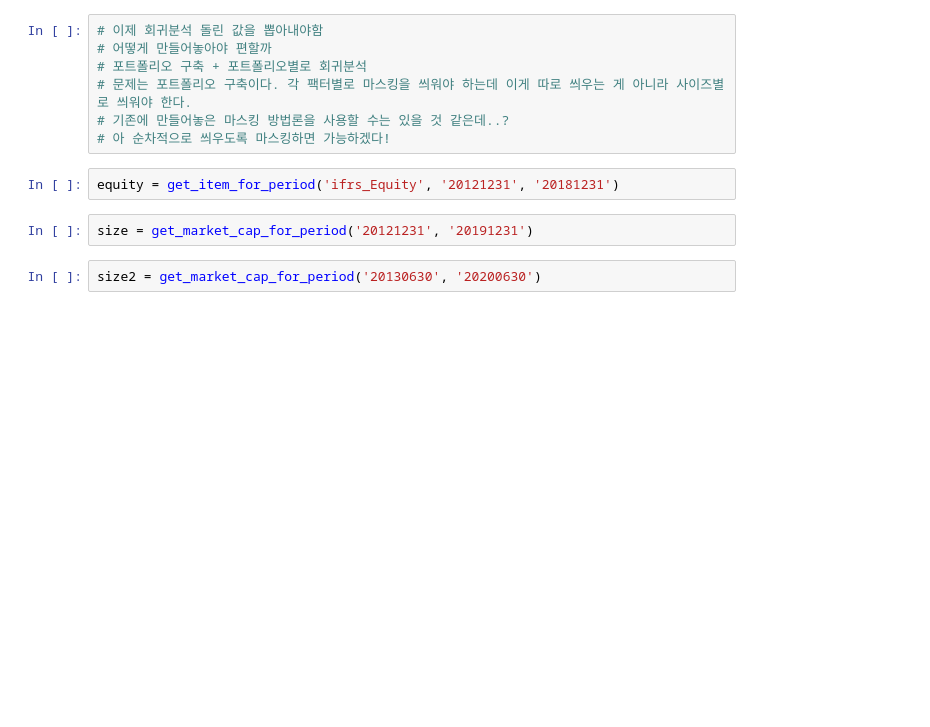
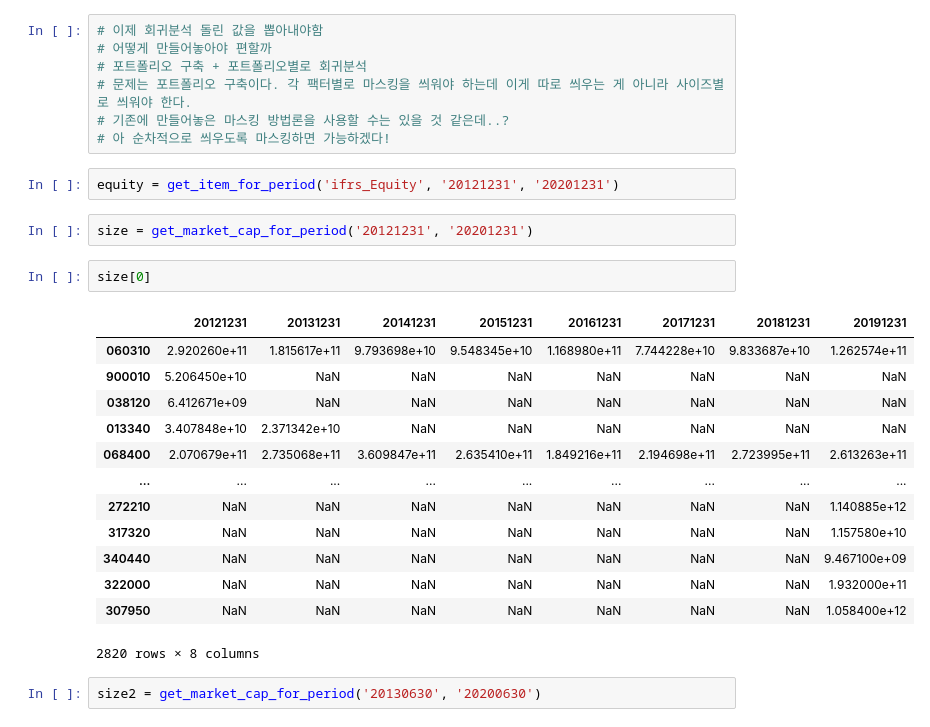
Before and after one commit to Eternity402/Factor_Investing, a Jupyter notebook: Sirius_API.ipynb, the cells around one changed output. Saved outputs shown, nothing was run; the diff lists cells and outputs as text; blank space fills up the shorter version.

Commit message:
market date error fix

```diff
--- a/Sirius_API.ipynb
+++ b/Sirius_API.ipynb
@@ -506,9 +394,25 @@ factor
 # 기존에 만들어놓은 마스킹 방법론을 사용할 수는 있을 것 같은데..?
 # 아 순차적으로 씌우도록 마스킹하면 가능하겠다!
 # %%
-equity = get_item_for_period('ifrs_Equity', '20121231', '20181231')
+equity = get_item_for_period('ifrs_Equity', '20121231', '20201231')
 # %%
-size = get_market_cap_for_period('20121231', '20191231')
+size = get_market_cap_for_period('20121231', '20201231')
+# %%
+size[0]
+# %% [output]
+|  | 20121231 | 20131231 | 20141231 | 20151231 | 20161231 | 20171231 | 20181231 | 20191231 |
+| 060310 | 2.920260e+11 | 1.815617e+11 | 9.793698e+10 | 9.548345e+10 | 1.168980e+11 | 7.744228e+10 | 9.833687e+10 | 1.262574e+11 |
+| 900010 | 5.206450e+10 | NaN | NaN | NaN | NaN | NaN | NaN | NaN |
+| 038120 | 6.412671e+09 | NaN | NaN | NaN | NaN | NaN | NaN | NaN |
+| 013340 | 3.407848e+10 | 2.371342e+10 | NaN | NaN | NaN | NaN | NaN | NaN |
+| 068400 | 2.070679e+11 | 2.735068e+11 | 3.609847e+11 | 2.635410e+11 | 1.849216e+11 | 2.194698e+11 | 2.723995e+11 | 2.613263e+11 |
+| ... | ... | ... | ... | ... | ... | ... | ... | ... |
+| 272210 | NaN | NaN | NaN | NaN | NaN | NaN | NaN | 1.140885e+12 |
+| 317320 | NaN | NaN | NaN | NaN | NaN | NaN | NaN | 1.157580e+10 |
+| 340440 | NaN | NaN | NaN | NaN | NaN | NaN | NaN | 9.467100e+09 |
+| 322000 | NaN | NaN | NaN | NaN | NaN | NaN | NaN | 1.932000e+11 |
+| 307950 | NaN | NaN | NaN | NaN | NaN | NaN | NaN | 1.058400e+12 |
+2820 rows × 8 columns
 # %%
 size2 = get_market_cap_for_period('20130630', '20200630')
 # %% [markdown]
```
Also changed, not shown: parts of 4 cells of this notebook.
